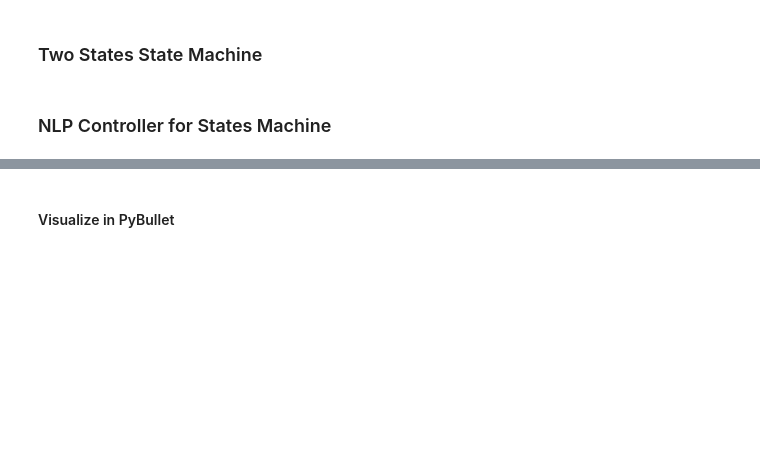
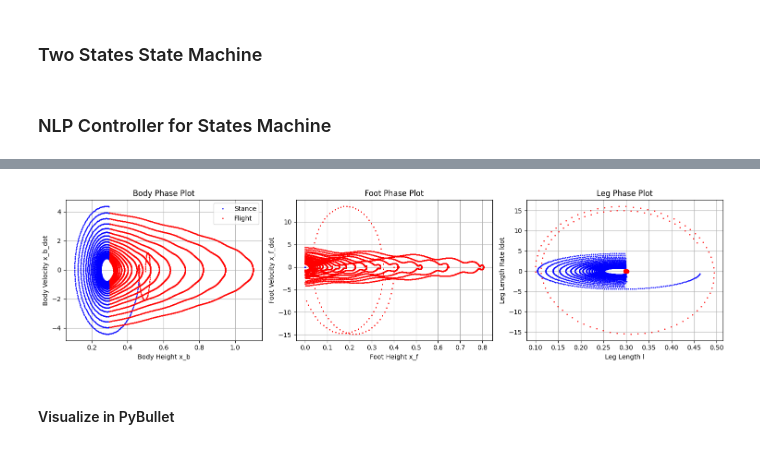
Before and after one commit to thecleverbanana/hopper_sim, a Jupyter notebook: notebooks/GRP_hopper.ipynb, the cells around one changed output, grey strips where cells are left out. Cells and saved outputs as stored; diff of their text form; code cells hidden in the pictures; blank space fills up the shorter version.

```diff
--- a/notebooks/GRP_hopper.ipynb
+++ b/notebooks/GRP_hopper.ipynb
@@ -570,3 +570,54 @@ plt.show()
+# %%
+# ============================================================
+# Phase Plots (added)
+# ============================================================
+l = x[:,0] - x[:,2]
+ldot = x[:,1] - x[:,3]
+
+# stance = 0, flight = 1
+mask_flight = state_arr > 0.5
+mask_stance = ~mask_flight
+
+fig2, axs2 = plt.subplots(1, 3, figsize=(15, 4))
+
+# ------------------------------------------------------------
+# 1. Body Phase Plot
+# ------------------------------------------------------------
+axs2[0].plot(x[mask_stance,0], x[mask_stance,1], 'b.', label="Stance", markersize=2)
+axs2[0].plot(x[mask_flight,0], x[mask_flight,1], 'r.', label="Flight", markersize=2)
+
+axs2[0].set_xlabel("Body Height x_b")
+axs2[0].set_ylabel("Body Velocity x_b_dot")
+axs2[0].set_title("Body Phase Plot")
+axs2[0].grid(True)
+axs2[0].legend()
+
+# ------------------------------------------------------------
+# 2. Foot Phase Plot
+# ------------------------------------------------------------
+axs2[1].plot(x[mask_stance,2], x[mask_stance,3], 'b.', markersize=2)
+axs2[1].plot(x[mask_flight,2], x[mask_flight,3], 'r.', markersize=2)
+
+axs2[1].set_xlabel("Foot Height x_f")
+axs2[1].set_ylabel("Foot Velocity x_f_dot")
+axs2[1].set_title("Foot Phase Plot")
+axs2[1].grid(True)
+
+# ------------------------------------------------------------
+# 3. Leg Phase Plot
+# ------------------------------------------------------------
+axs2[2].plot(l[mask_stance], ldot[mask_stance], 'b.', markersize=2)
+axs2[2].plot(l[mask_flight], ldot[mask_flight], 'r.', markersize=2)
+
+axs2[2].set_xlabel("Leg Length l")
+axs2[2].set_ylabel("Leg Length Rate ldot")
+axs2[2].set_title("Leg Phase Plot")
+axs2[2].grid(True)
+
+plt.tight_layout()
+plt.show()
+# %% [output]
+[figure, added]
 # %% [markdown]
 #### Visualize in PyBullet
 # %%
```
Also changed, not shown: parts of 4 cells of this notebook, 2 other files.
